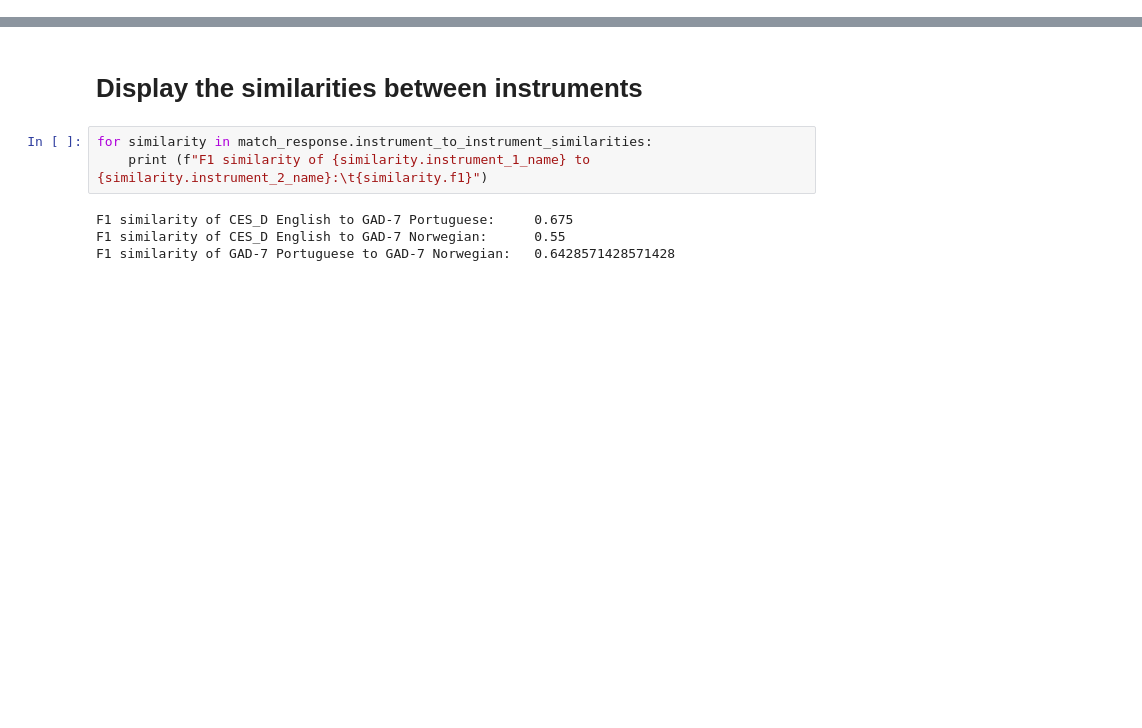
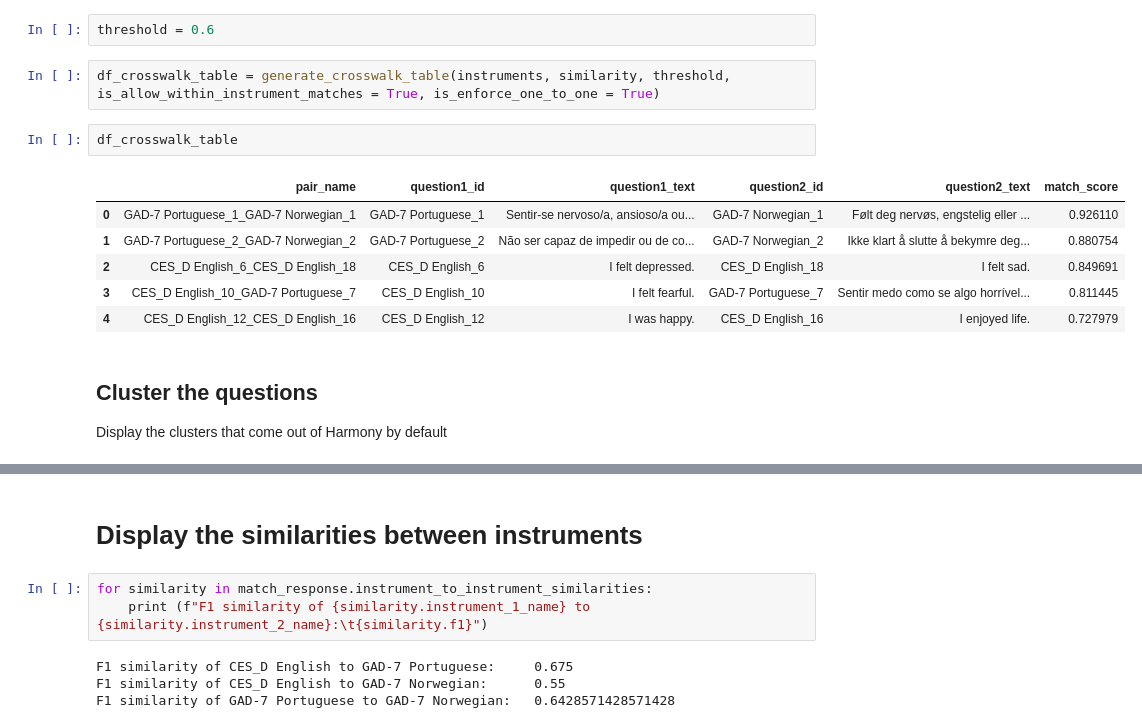
Before and after one commit to harmonydata/harmony, a Jupyter notebook: Harmony_example_walkthrough.ipynb, the cells around one changed output, grey strips where cells are left out. Drawn from its saved outputs; the diff is of its cells as text; blank space fills up the shorter version.

```diff
--- a/Harmony_example_walkthrough.ipynb
+++ b/Harmony_example_walkthrough.ipynb
@@ -80,0 +180,17 @@ harmony.util.convert_matches_to_dataframe(match_response)
+# %%
+threshold = 0.6
+# %%
+df_crosswalk_table = generate_crosswalk_table(instruments, similarity, threshold, is_allow_within_instrument_matches = True, is_enforce_one_to_one = True)
+# %%
+df_crosswalk_table
+# %% [output]
+|  | pair_name | question1_id | question1_text | question2_id | question2_text | match_score |
+| 0 | GAD-7 Portuguese_1_GAD-7 Norwegian_1 | GAD-7 Portuguese_1 | Sentir-se nervoso/a, ansioso/a ou... | GAD-7 Norwegian_1 | Følt deg nervøs, engstelig eller ... | 0.926110 |
+| 1 | GAD-7 Portuguese_2_GAD-7 Norwegian_2 | GAD-7 Portuguese_2 | Não ser capaz de impedir ou de co... | GAD-7 Norwegian_2 | Ikke klart å slutte å bekymre deg... | 0.880754 |
+| 2 | CES_D English_6_CES_D English_18 | CES_D English_6 | I felt depressed. | CES_D English_18 | I felt sad. | 0.849691 |
+| 3 | CES_D English_10_GAD-7 Portuguese_7 | CES_D English_10 | I felt fearful. | GAD-7 Portuguese_7 | Sentir medo como se algo horrível... | 0.811445 |
+| 4 | CES_D English_12_CES_D English_16 | CES_D English_12 | I was happy. | CES_D English_16 | I enjoyed life. | 0.727979 |
+# %% [markdown]
+## Cluster the questions
+
+Display the clusters that come out of Harmony by default
```
Also changed, not shown: parts of 35 cells of this notebook.
